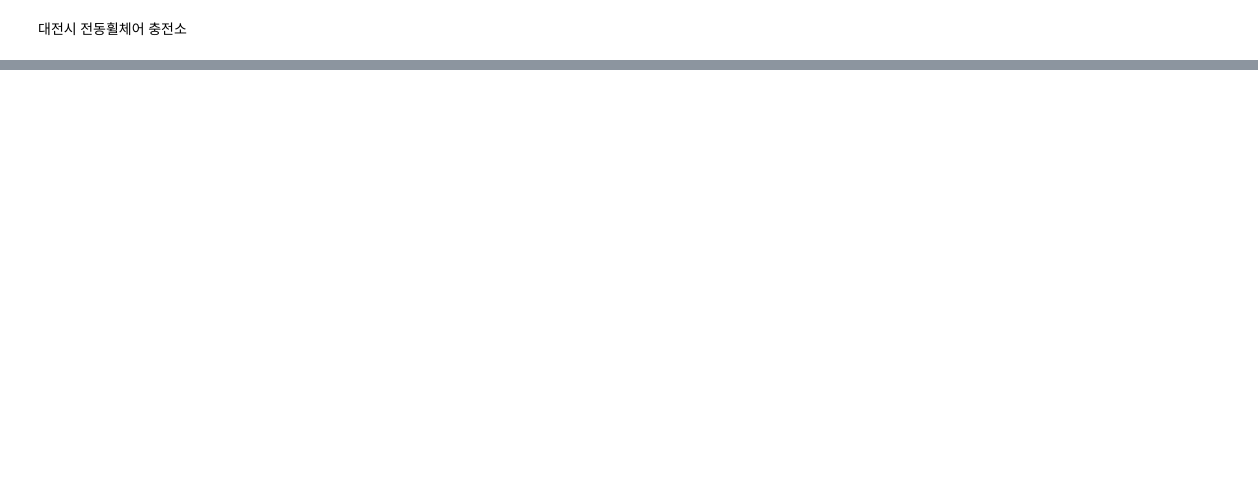
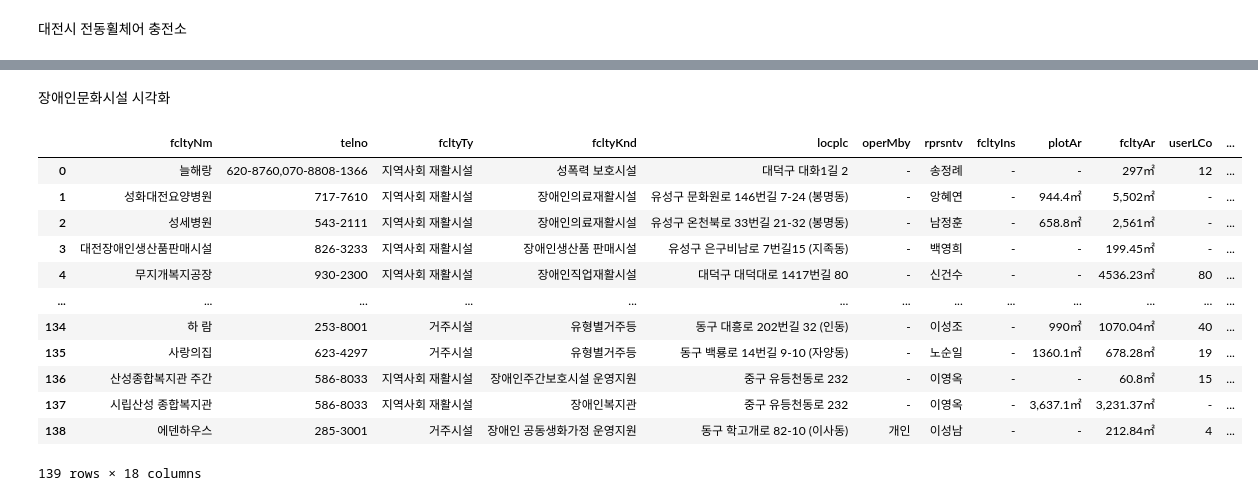
Before and after one commit to Dadaeunkim/daejeonwelfare, a Jupyter notebook: 장애인편의시설공간분석.ipynb, the cells around one changed output, grey strips where cells are left out. Cells and saved outputs as stored; diff of their text form; code cells hidden in the pictures; blank space fills up the shorter version.

```diff
--- a/장애인편의시설공간분석.ipynb
+++ b/장애인편의시설공간분석.ipynb
@@ -115,0 +233,18 @@ m
+# %% [markdown]
+장애인문화시설 시각화
+# %%
+fac=pd.read_csv('response_1681044343652.csv')
+# %% [output]
+|  | fcltyNm | telno | fcltyTy | fcltyKnd | locplc | operMby | rprsntv | fcltyIns | plotAr | fcltyAr | userLCo | ... |
+| 0 | 늘해랑 | 620-8760,070-8808-1366 | 지역사회 재활시설 | 성폭력 보호시설 | 대덕구 대화1길 2 | - | 송정례 | - | - | 297㎡ | 12 | ... |
+| 1 | 성화대전요양병원 | 717-7610 | 지역사회 재활시설 | 장애인의료재활시설 | 유성구 문화원로 146번길 7-24 (봉명동) | - | 앙혜연 | - | 944.4㎡ | 5,502㎡ | - | ... |
+| 2 | 성세병원 | 543-2111 | 지역사회 재활시설 | 장애인의료재활시설 | 유성구 온천북로 33번길 21-32 (봉명동) | - | 남정훈 | - | 658.8㎡ | 2,561㎡ | - | ... |
+| 3 | 대전장애인생산품판매시설 | 826-3233 | 지역사회 재활시설 | 장애인생산품 판매시설 | 유성구 은구비남로 7번길15 (지족동) | - | 백영희 | - | - | 199.45㎡ | - | ... |
+| 4 | 무지개복지공장 | 930-2300 | 지역사회 재활시설 | 장애인직업재활시설 | 대덕구 대덕대로 1417번길 80 | - | 신건수 | - | - | 4536.23㎡ | 80 | ... |
+| ... | ... | ... | ... | ... | ... | ... | ... | ... | ... | ... | ... | ... |
+| 134 | 하 람 | 253-8001 | 거주시설 | 유형별거주등 | 동구 대흥로 202번길 32 (인동) | - | 이성조 | - | 990㎡ | 1070.04㎡ | 40 | ... |
+| 135 | 사랑의집 | 623-4297 | 거주시설 | 유형별거주등 | 동구 백룡로 14번길 9-10 (자양동) | - | 노순일 | - | 1360.1㎡ | 678.28㎡ | 19 | ... |
+| 136 | 산성종합복지관 주간 | 586-8033 | 지역사회 재활시설 | 장애인주간보호시설 운영지원 | 중구 유등천동로 232 | - | 이영옥 | - | - | 60.8㎡ | 15 | ... |
+| 137 | 시립산성 종합복지관 | 586-8033 | 지역사회 재활시설 | 장애인복지관 | 중구 유등천동로 232 | - | 이영옥 | - | 3,637.1㎡ | 3,231.37㎡ | - | ... |
+| 138 | 에덴하우스 | 285-3001 | 거주시설 | 장애인 공동생화가정 운영지원 | 동구 학고개로 82-10 (이사동) | 개인 | 이성남 | - | - | 212.84㎡ | 4 | ... |
+139 rows × 18 columns
```
Also changed, not shown: parts of 47 cells of this notebook.
